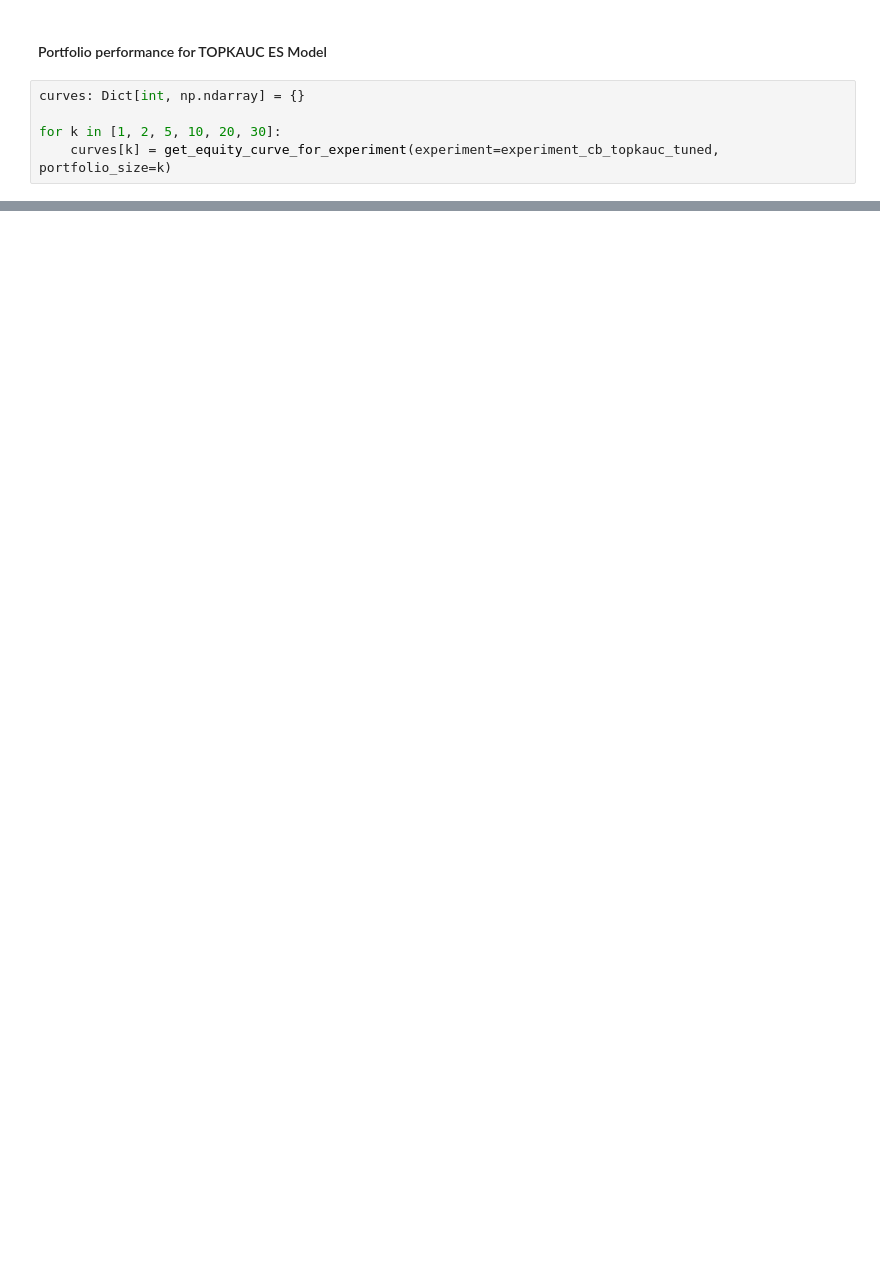
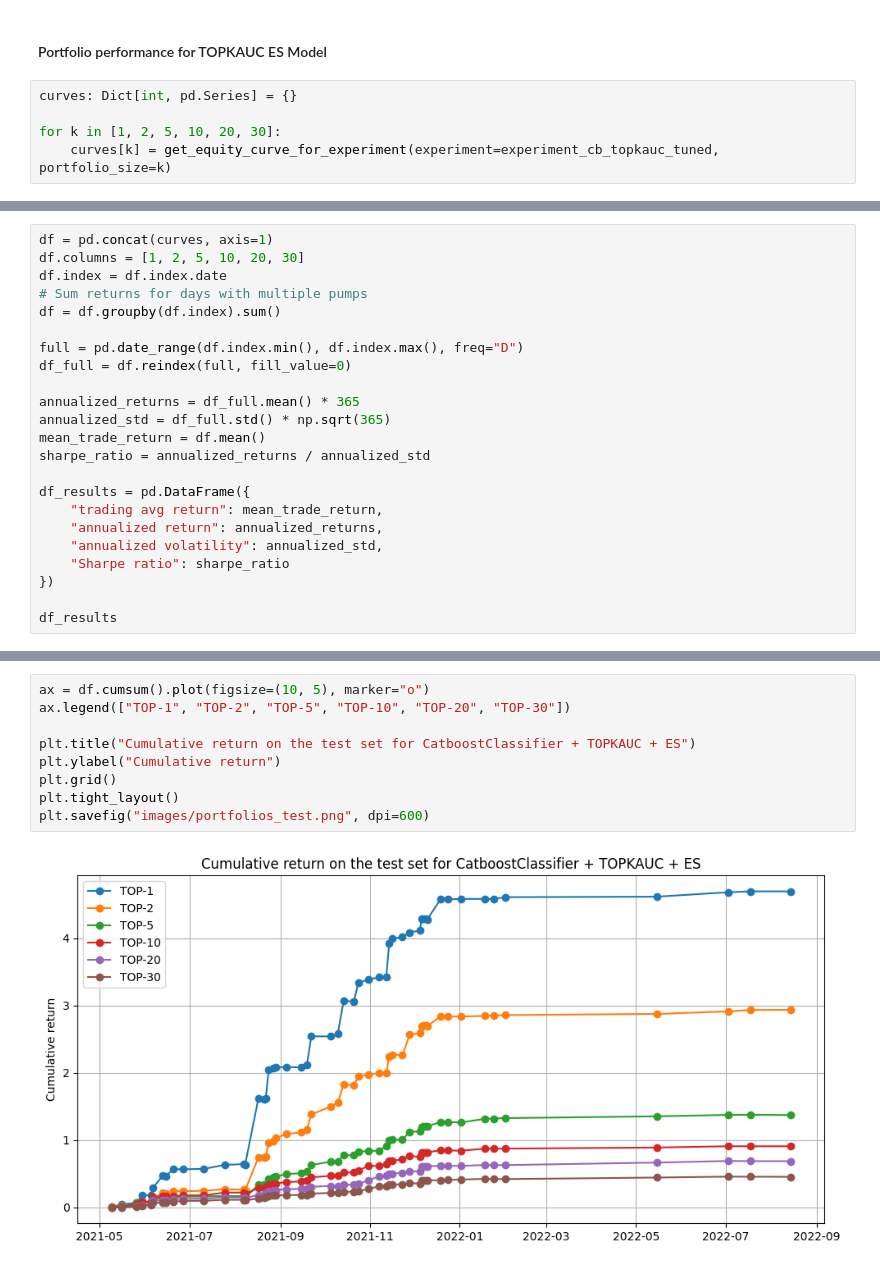
Before and after one commit to B0R0koko/pump-and-dump-prediction, a Jupyter notebook: src/analysis/research_notebook.ipynb, the cells around one changed output, grey strips where cells are left out. Cells and saved outputs as stored; diff of their text form; blank space fills up the shorter version.

```diff
--- a/src/analysis/research_notebook.ipynb
+++ b/src/analysis/research_notebook.ipynb
@@ -915,7 +984,7 @@ plt.savefig("images/portfolios_test.png")
 # %% [markdown]
 <h4>Portfolio performance for TOPKAUC ES Model</h4>
 # %%
-curves: Dict[int, np.ndarray] = {}
+curves: Dict[int, pd.Series] = {}
 
 for k in [1, 2, 5, 10, 20, 30]:
     curves[k] = get_equity_curve_for_experiment(experiment=experiment_cb_topkauc_tuned, portfolio_size=k)
@@ -951,0 +991,23 @@ feature_set.numeric_features
+# %%
+df = pd.concat(curves, axis=1)
+df.columns = [1, 2, 5, 10, 20, 30]
+df.index = df.index.date
+# Sum returns for days with multiple pumps
+df = df.groupby(df.index).sum()
+
+full = pd.date_range(df.index.min(), df.index.max(), freq="D")
+df_full = df.reindex(full, fill_value=0)
+
+annualized_returns = df_full.mean() * 365
+annualized_std = df_full.std() * np.sqrt(365)
+mean_trade_return = df.mean()
+sharpe_ratio = annualized_returns / annualized_std
+
+df_results = pd.DataFrame({
+    "trading avg return": mean_trade_return,
+    "annualized return": annualized_returns,
+    "annualized volatility": annualized_std,
+    "Sharpe ratio": sharpe_ratio
+})
+
+df_results
@@ -951,0 +1022,11 @@ feature_set.numeric_features
+# %%
+ax = df.cumsum().plot(figsize=(10, 5), marker="o")
+ax.legend(["TOP-1", "TOP-2", "TOP-5", "TOP-10", "TOP-20", "TOP-30"])
+
+plt.title("Cumulative return on the test set for CatboostClassifier + TOPKAUC + ES")
+plt.ylabel("Cumulative return")
+plt.grid()
+plt.tight_layout()
+plt.savefig("images/portfolios_test.png", dpi=600)
+# %% [output]
+[figure, added]
```
Also changed, not shown: parts of 60 cells of this notebook, 28 other files.
